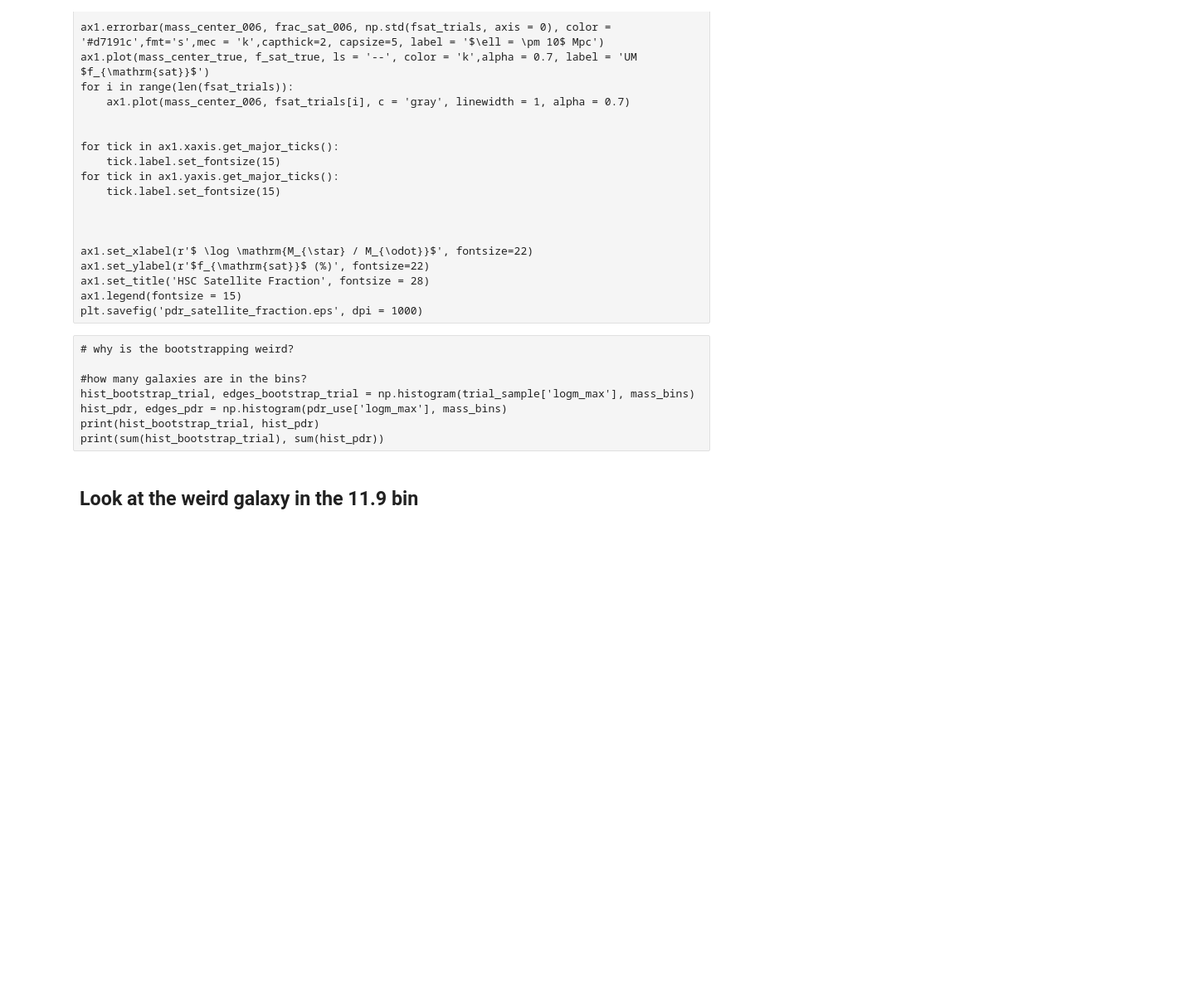
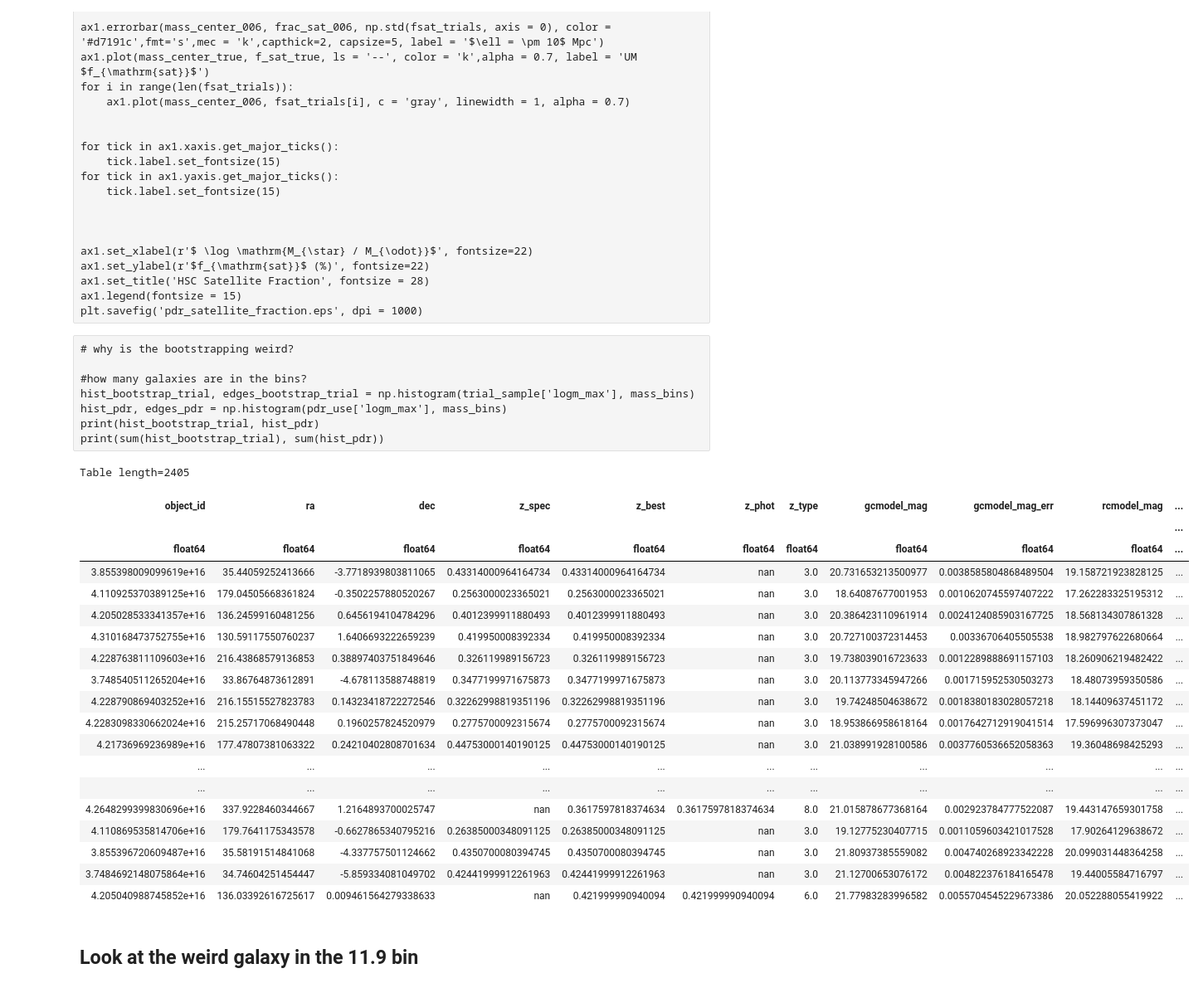
Before and after one commit to gsallabe/thesis_satellite_fraction, a Jupyter notebook: notebooks/pdr_satellite_greg.ipynb, the cells around one changed output. Shown: that part at 83% size. Cells and saved outputs as stored; diff of their text form; code cells hidden in the pictures; blank space fills up the shorter version.

```diff
--- a/notebooks/pdr_satellite_greg.ipynb
+++ b/notebooks/pdr_satellite_greg.ipynb
@@ -253,6 +262,29 @@ hist_bootstrap_trial, edges_bootstrap_trial = np.histogram(trial_sample['logm_ma
 hist_pdr, edges_pdr = np.histogram(pdr_use['logm_max'], mass_bins)
 print(hist_bootstrap_trial, hist_pdr)
 print(sum(hist_bootstrap_trial), sum(hist_pdr))
+# %%
+pdr_use
+# %% [output]
+Table length=2405
+| object_id | ra | dec | z_spec | z_best | z_phot | z_type | gcmodel_mag | gcmodel_mag_err | rcmodel_mag | ... |
+|  |  |  |  |  |  |  |  |  |  | ... |
+| float64 | float64 | float64 | float64 | float64 | float64 | float64 | float64 | float64 | float64 | ... |
+| 3.855398009099619e+16 | 35.44059252413666 | -3.7718939803811065 | 0.43314000964164734 | 0.43314000964164734 | nan | 3.0 | 20.731653213500977 | 0.0038585804868489504 | 19.158721923828125 | ... |
+| 4.110925370389125e+16 | 179.04505668361824 | -0.3502257880520267 | 0.2563000023365021 | 0.2563000023365021 | nan | 3.0 | 18.64087677001953 | 0.0010620745597407222 | 17.262283325195312 | ... |
+| 4.205028533341357e+16 | 136.24599160481256 | 0.6456194104784296 | 0.4012399911880493 | 0.4012399911880493 | nan | 3.0 | 20.386423110961914 | 0.0024124085903167725 | 18.568134307861328 | ... |
+| 4.310168473752755e+16 | 130.59117550760237 | 1.6406693222659239 | 0.419950008392334 | 0.419950008392334 | nan | 3.0 | 20.727100372314453 | 0.00336706405505538 | 18.982797622680664 | ... |
+| 4.228763811109603e+16 | 216.43868579136853 | 0.38897403751849646 | 0.326119989156723 | 0.326119989156723 | nan | 3.0 | 19.738039016723633 | 0.0012289888691157103 | 18.260906219482422 | ... |
+| 3.748540511265204e+16 | 33.86764873612891 | -4.678113588748819 | 0.3477199971675873 | 0.3477199971675873 | nan | 3.0 | 20.113773345947266 | 0.001715952530503273 | 18.48073959350586 | ... |
+| 4.228790869403252e+16 | 216.15515527823783 | 0.14323418722272546 | 0.32262998819351196 | 0.32262998819351196 | nan | 3.0 | 19.74248504638672 | 0.0018380183028057218 | 18.14409637451172 | ... |
+| 4.2283098330662024e+16 | 215.25717068490448 | 0.1960257824520979 | 0.2775700092315674 | 0.2775700092315674 | nan | 3.0 | 18.953866958618164 | 0.0017642712919041514 | 17.596996307373047 | ... |
+| 4.21736969236989e+16 | 177.47807381063322 | 0.24210402808701634 | 0.44753000140190125 | 0.44753000140190125 | nan | 3.0 | 21.038991928100586 | 0.0037760536652058363 | 19.36048698425293 | ... |
+| ... | ... | ... | ... | ... | ... | ... | ... | ... | ... | ... |
+| ... | ... | ... | ... | ... | ... | ... | ... | ... | ... | ... |
+| 4.2648299399830696e+16 | 337.9228460344667 | 1.2164893700025747 | nan | 0.3617597818374634 | 0.3617597818374634 | 8.0 | 21.015878677368164 | 0.002923784777522087 | 19.443147659301758 | ... |
+| 4.110869535814706e+16 | 179.7641175343578 | -0.6627865340795216 | 0.26385000348091125 | 0.26385000348091125 | nan | 3.0 | 19.12775230407715 | 0.0011059603421017528 | 17.90264129638672 | ... |
+| 3.855396720609487e+16 | 35.58191514841068 | -4.337757501124662 | 0.4350700080394745 | 0.4350700080394745 | nan | 3.0 | 21.80937385559082 | 0.004740268923342228 | 20.099031448364258 | ... |
+| 3.7484692148075864e+16 | 34.74604251454447 | -5.859334081049702 | 0.42441999912261963 | 0.42441999912261963 | nan | 3.0 | 21.12700653076172 | 0.004822376184165478 | 19.44005584716797 | ... |
+| 4.205040988745852e+16 | 136.03392616725617 | 0.009461564279338633 | nan | 0.421999990940094 | 0.421999990940094 | 6.0 | 21.77983283996582 | 0.0055704545229673386 | 20.052288055419922 | ... |
 # %% [markdown]
 ## Look at the weird galaxy in the 11.9 bin
 # %%
```
Also changed, not shown: parts of 3 cells of this notebook, 37 other files.
